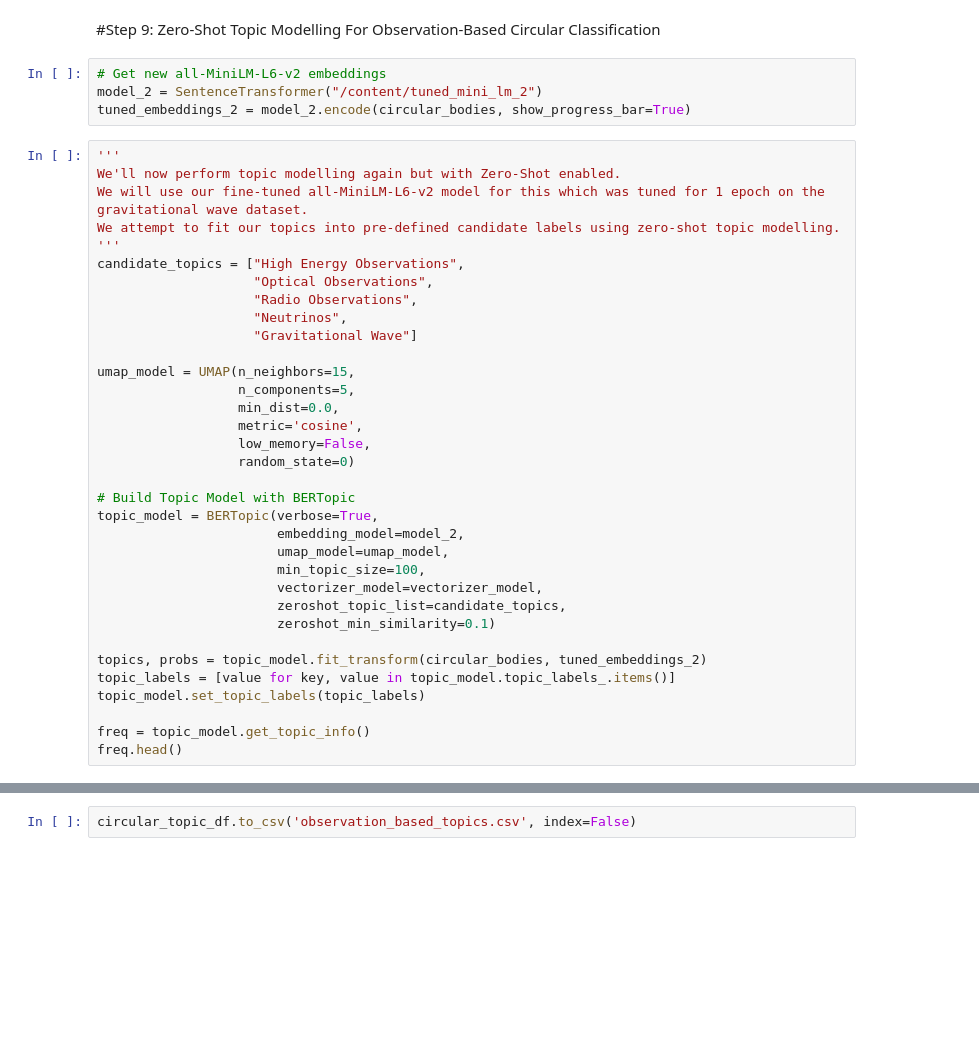
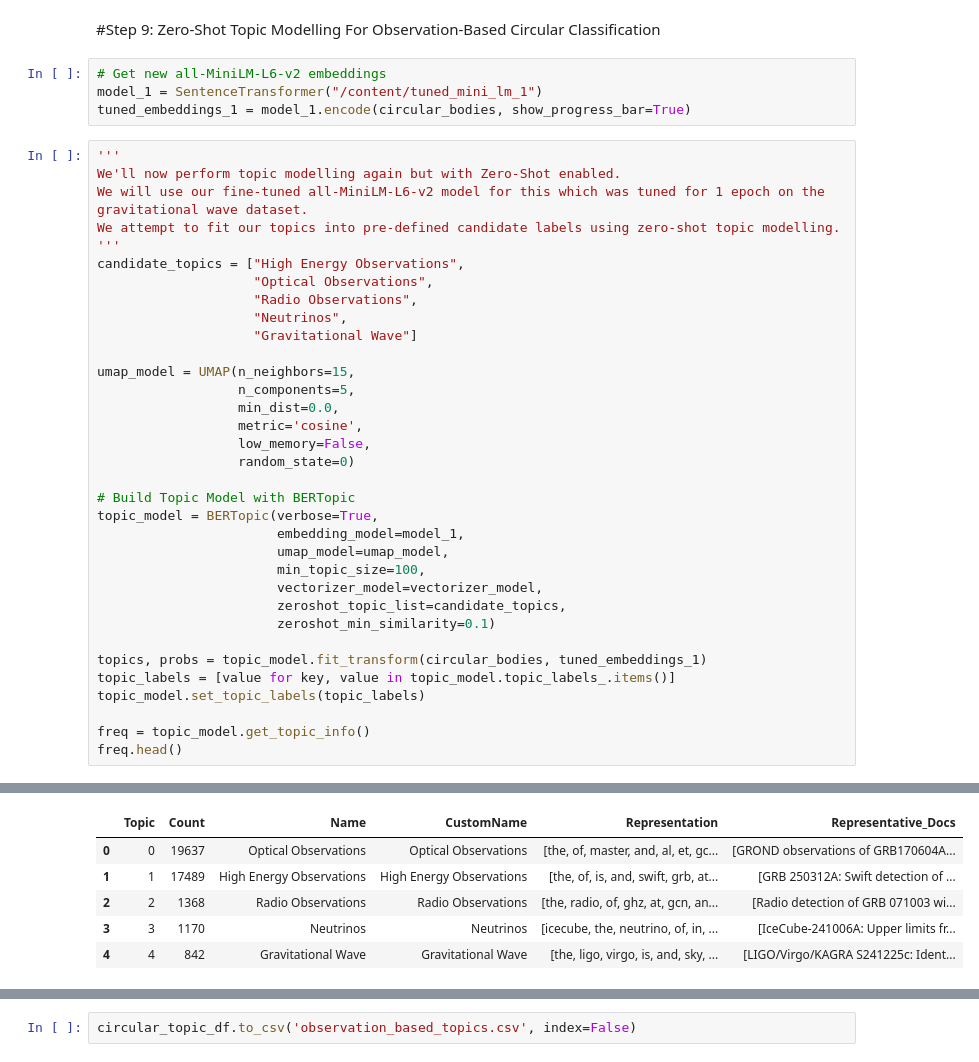
Before and after one commit to Vidushi-GitHub/NASA_GCN_NLP, a Jupyter notebook: Observation_Based_Topic_Model/All_Observations_Topic_Model.ipynb, the cells around one changed output, grey strips where cells are left out. Saved outputs shown, nothing was run; the diff lists cells and outputs as text; blank space fills up the shorter version.

```diff
--- a/Observation_Based_Topic_Model/All_Observations_Topic_Model.ipynb
+++ b/Observation_Based_Topic_Model/All_Observations_Topic_Model.ipynb
@@ -630,8 +839,8 @@ accuracy_latex_table
 #Step 9: Zero-Shot Topic Modelling For Observation-Based Circular Classification
 # %%
 # Get new all-MiniLM-L6-v2 embeddings
-model_2 = SentenceTransformer("/content/tuned_mini_lm_2")
-tuned_embeddings_2 = model_2.encode(circular_bodies, show_progress_bar=True)
+model_1 = SentenceTransformer("/content/tuned_mini_lm_1")
+tuned_embeddings_1 = model_1.encode(circular_bodies, show_progress_bar=True)
 # %%
 '''
 We'll now perform topic modelling again but with Zero-Shot enabled.
@@ -653,16 +862,17 @@ umap_model = UMAP(n_neighbors=15,
 
 # Build Topic Model with BERTopic
 topic_model = BERTopic(verbose=True,
-                       embedding_model=model_2,
+                       embedding_model=model_1,
                        umap_model=umap_model,
                        min_topic_size=100,
                        vectorizer_model=vectorizer_model,
                        zeroshot_topic_list=candidate_topics,
                        zeroshot_min_similarity=0.1)
 
-topics, probs = topic_model.fit_transform(circular_bodies, tuned_embeddings_2)
+topics, probs = topic_model.fit_transform(circular_bodies, tuned_embeddings_1)
 topic_labels = [value for key, value in topic_model.topic_labels_.items()]
 topic_model.set_topic_labels(topic_labels)
 
 freq = topic_model.get_topic_info()
 freq.head()
+# %% [output]
@@ -669,3 +889,9 @@ freq.head()
+|  | Topic | Count | Name | CustomName | Representation | Representative_Docs |
+| 0 | 0 | 19637 | Optical Observations | Optical Observations | [the, of, master, and, al, et, gc... | [GROND observations of GRB170604A... |
+| 1 | 1 | 17489 | High Energy Observations | High Energy Observations | [the, of, is, and, swift, grb, at... | [GRB 250312A: Swift detection of ... |
+| 2 | 2 | 1368 | Radio Observations | Radio Observations | [the, radio, of, ghz, at, gcn, an... | [Radio detection of GRB 071003 wi... |
+| 3 | 3 | 1170 | Neutrinos | Neutrinos | [icecube, the, neutrino, of, in, ... | [IceCube-241006A: Upper limits fr... |
+| 4 | 4 | 842 | Gravitational Wave | Gravitational Wave | [the, ligo, virgo, is, and, sky, ... | [LIGO/Virgo/KAGRA S241225c: Ident... |
 # %%
 '''
 Create observation-based topic csv file
```
Also changed, not shown: parts of 30 cells of this notebook.
